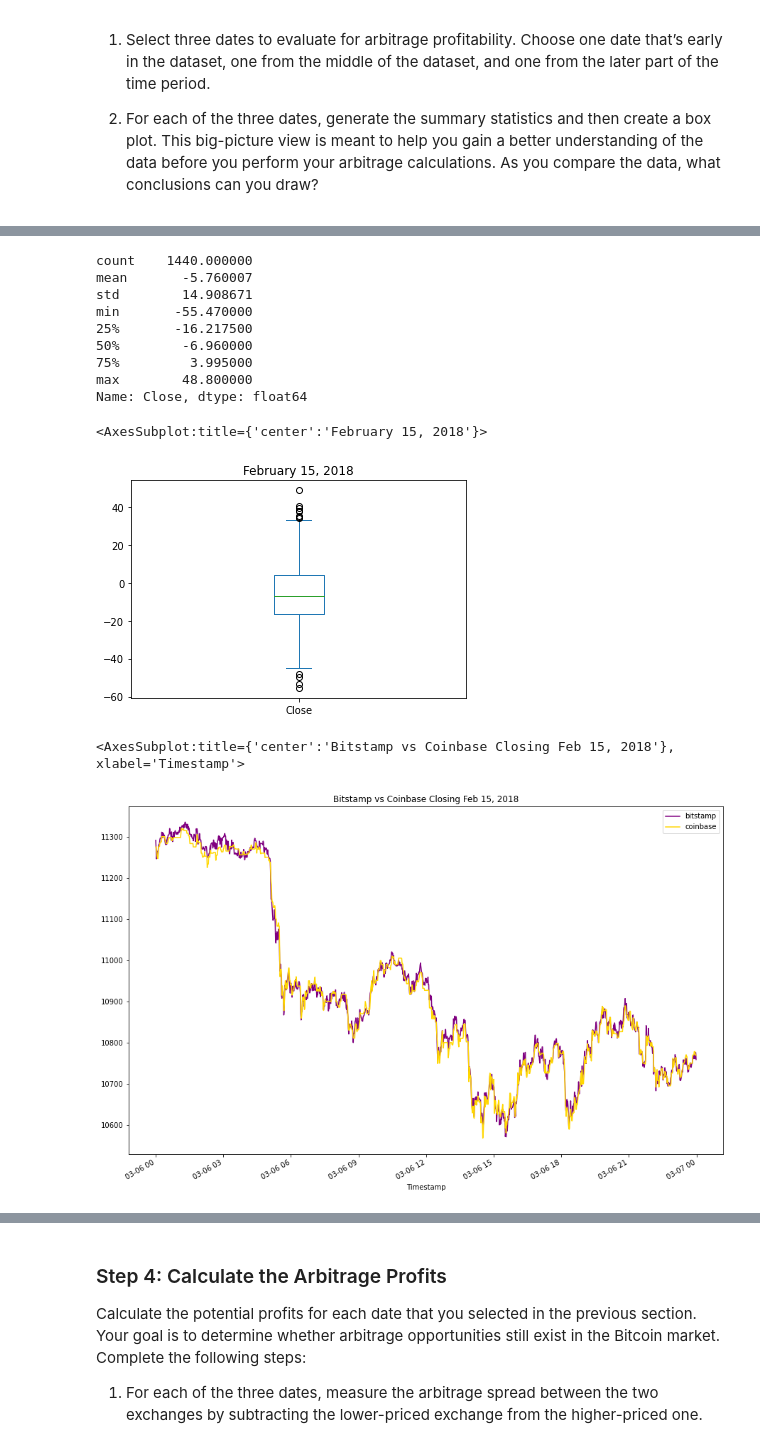
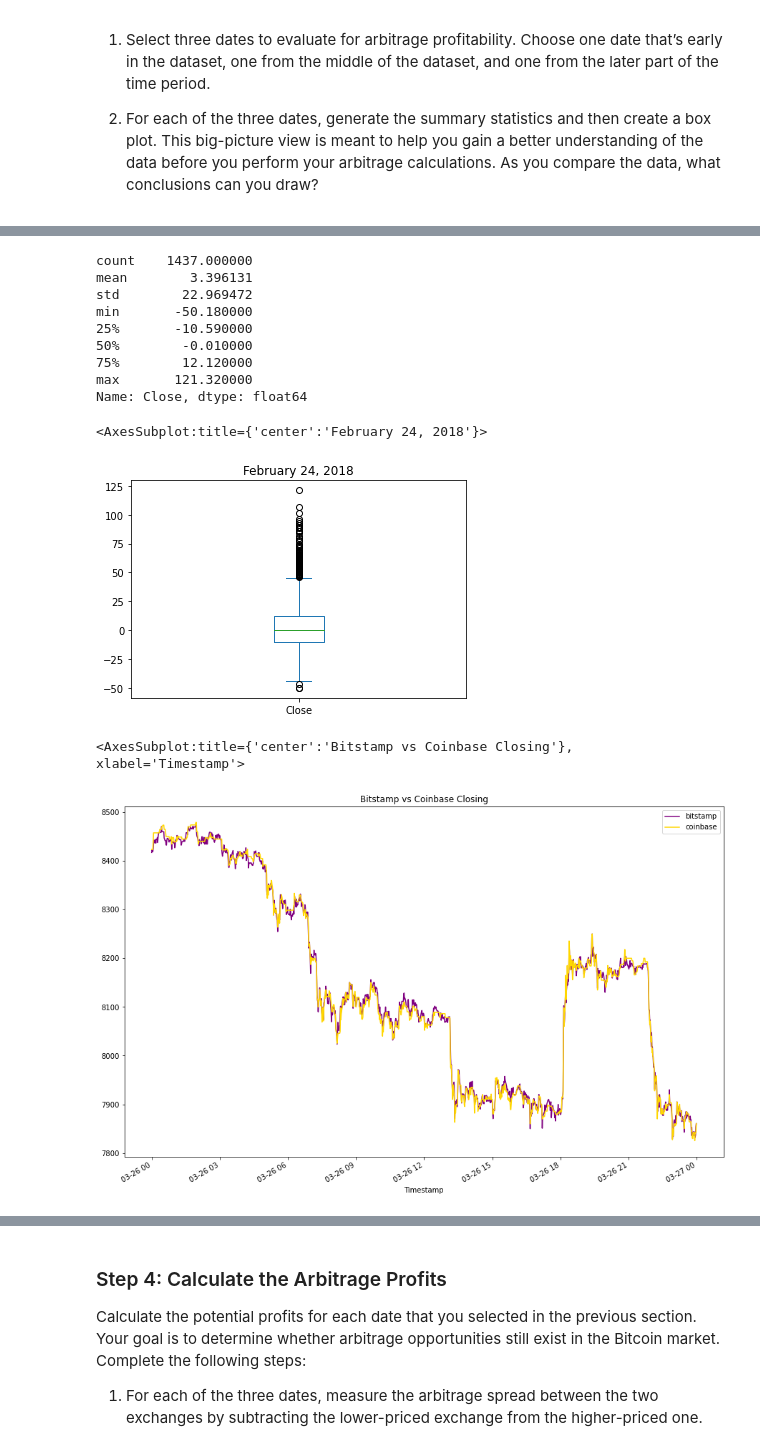
Before and after one commit to naomynaomy/module3challenge, a Jupyter notebook: Starter_Code/crypto_arbitrage.ipynb, the cells around one changed output, grey strips where cells are left out. Cells and saved outputs as stored; diff of their text form; code cells hidden in the pictures.

```diff
--- a/Starter_Code/crypto_arbitrage.ipynb
+++ b/Starter_Code/crypto_arbitrage.ipynb
@@ -381,34 +382,34 @@ coinbase_sliced["Close"].loc["2018-02-15"].plot(legend=True,figsize=(15,10),colo
 # %%
 # Using the date in the middle that you have selected, calculate the arbitrage spread
 # by subtracting the bitstamp lower closing prices from the coinbase higher closing prices
-arbitrage_spread_middle = coinbase["Close"].loc["2018-02-15"] - bitstamp_sliced["Close"].loc["2018-02-15"]
+arbitrage_spread_middle =  coinbase["Close"].loc["2018-02-24"] - bitstamp_sliced["Close"].loc["2018-02-24"]
 
 # Generate summary statistics
 arbitrage_spread_middle.describe()
 # %% [output]
-count    1440.000000
-mean       -5.760007
-std        14.908671
-min       -55.470000
-25%       -16.217500
-50%        -6.960000
-75%         3.995000
-max        48.800000
+count    1437.000000
+mean        3.396131
+std        22.969472
+min       -50.180000
+25%       -10.590000
+50%        -0.010000
+75%        12.120000
+max       121.320000
 Name: Close, dtype: float64
 # %%
 # Visualize the arbitrage spread from the middle of the dataset in a box plot
-arbitrage_spread_middle.plot(kind="box", title="February 15, 2018")
+arbitrage_spread_middle.plot(kind="box", title="February 24, 2018")
 # %% [output]
-<AxesSubplot:title={'center':'February 15, 2018'}>
+<AxesSubplot:title={'center':'February 24, 2018'}>
-[figure, old version]
+[figure, new version]
 # %%
 # Create an overlay plot that visualizes the two dataframes over a period of one day from late in the dataset.
 # Be sure that the plots include the parameters `legend`, `figsize`, `title`, `color` and `label`
-bitstamp_sliced["Close"].loc["2018-03-06"].plot(legend=True, figsize=(15,10),title= "Bitstamp vs Coinbase Closing Feb 15, 2018", color="purple",label="bitstamp")
-coinbase_sliced["Close"].loc["2018-03-06"].plot(legend=True, figsize=(15,10),color="gold",label="coinbase")
+bitstamp_sliced["Close"].loc["2018-03-26"].plot(legend=True, figsize=(15,10),title= "Bitstamp vs Coinbase Closing", color="purple",label="bitstamp")
+coinbase_sliced["Close"].loc["2018-03-26"].plot(legend=True, figsize=(15,10),color="gold",label="coinbase")
 # %% [output]
-<AxesSubplot:title={'center':'Bitstamp vs Coinbase Closing Feb 15, 2018'}, xlabel='Timestamp'>
+<AxesSubplot:title={'center':'Bitstamp vs Coinbase Closing'}, xlabel='Timestamp'>
-[figure, old version]
+[figure, new version]
 # %%
 # Using the date from the late that you have selected, calculate the arbitrage spread
 # by subtracting the bitstamp lower closing prices from the coinbase higher closing prices
```
Also changed, not shown: parts of 24 cells of this notebook.
